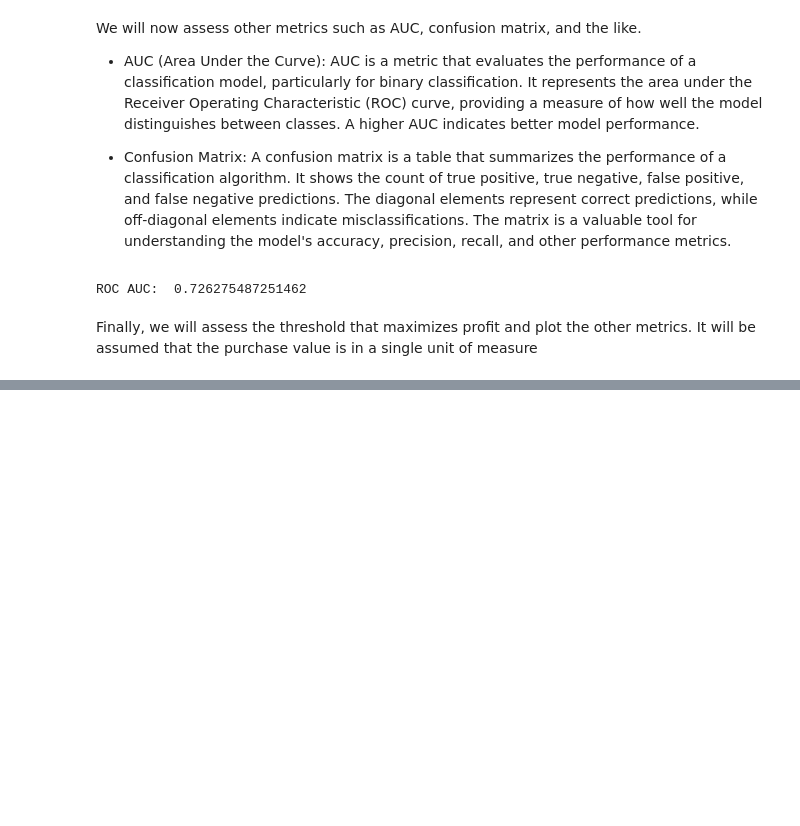
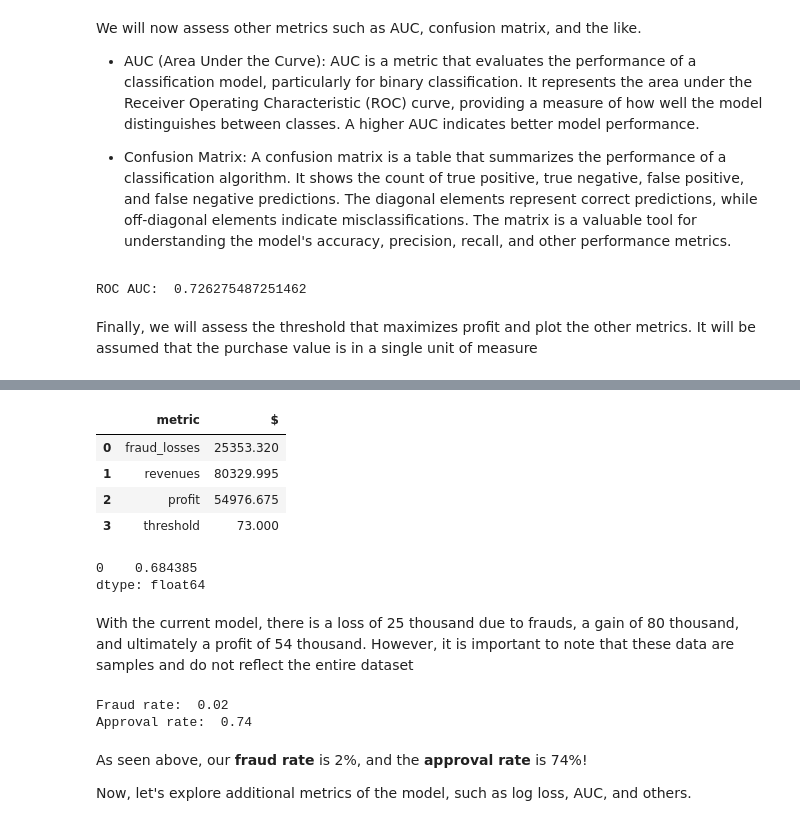
Before and after one commit to lucasvoltera/fraud-detection, a Jupyter notebook: ML.ipynb, the cells around one changed output, grey strips where cells are left out. Drawn from its saved outputs; the diff is of its cells as text; code cells hidden in the pictures; blank space fills up the shorter version.

```diff
--- a/ML.ipynb
+++ b/ML.ipynb
@@ -122,0 +202,23 @@ Finally, we will assess the threshold that maximizes profit and plot the other m
+# %%
+best_threshold = threshold_evaluation.loc[threshold_evaluation["profit"].idxmax(), "threshold"]
+best_decision_anterior = calculate_profit_metrics(df_test.assign(blocked=lambda df_test: df_test[prediction_col] >= best_threshold), blocked_col,
+                                                target_col, amount_col)
+
+## print the results of the best threshold in a dataframe
+best_decision = best_decision_anterior.to_frame().T
+best_decision["threshold"] = best_threshold
+best_decision.T.rename_axis("metric").rename(columns={0: "$"}).reset_index()
+# %% [output]
+|  | metric | $ |
+| 0 | fraud_losses | 25353.320 |
+| 1 | revenues | 80329.995 |
+| 2 | profit | 54976.675 |
+| 3 | threshold | 73.000 |
+# %%
+## print profit ratio
+profit_ratio = best_decision["profit"] / best_decision["revenues"]
+# %% [output]
+0    0.684385
+dtype: float64
+# %% [markdown]
+With the current model, there is a loss of 25 thousand due to frauds, a gain of 80 thousand, and ultimately a profit of 54 thousand. However, it is important to note that these data are samples and do not reflect the entire dataset
@@ -122,0 +262,18 @@ Finally, we will assess the threshold that maximizes profit and plot the other m
+# %%
+## get the number of true positives, false positives, true negatives, and false negatives
+tn, fp, fn, tp = cm.ravel()
+
+## calculate fraud rate and aproval rate
+fraud_rate = round(fn / (fn + tn), 2)
+approval_rate = round((fn + tn) / (tp + fp + tn + fn), 2)
+
+## print the results
+print("Fraud rate: ", fraud_rate)
+print("Approval rate: ", approval_rate)
+# %% [output]
+Fraud rate:  0.02
+Approval rate:  0.74
+# %% [markdown]
+As seen above, our **fraud rate** is 2%, and the **approval rate** is 74%!
+
+Now, let's explore additional metrics of the model, such as log loss, AUC, and others.
```
Also changed, not shown: parts of 5 cells of this notebook.
